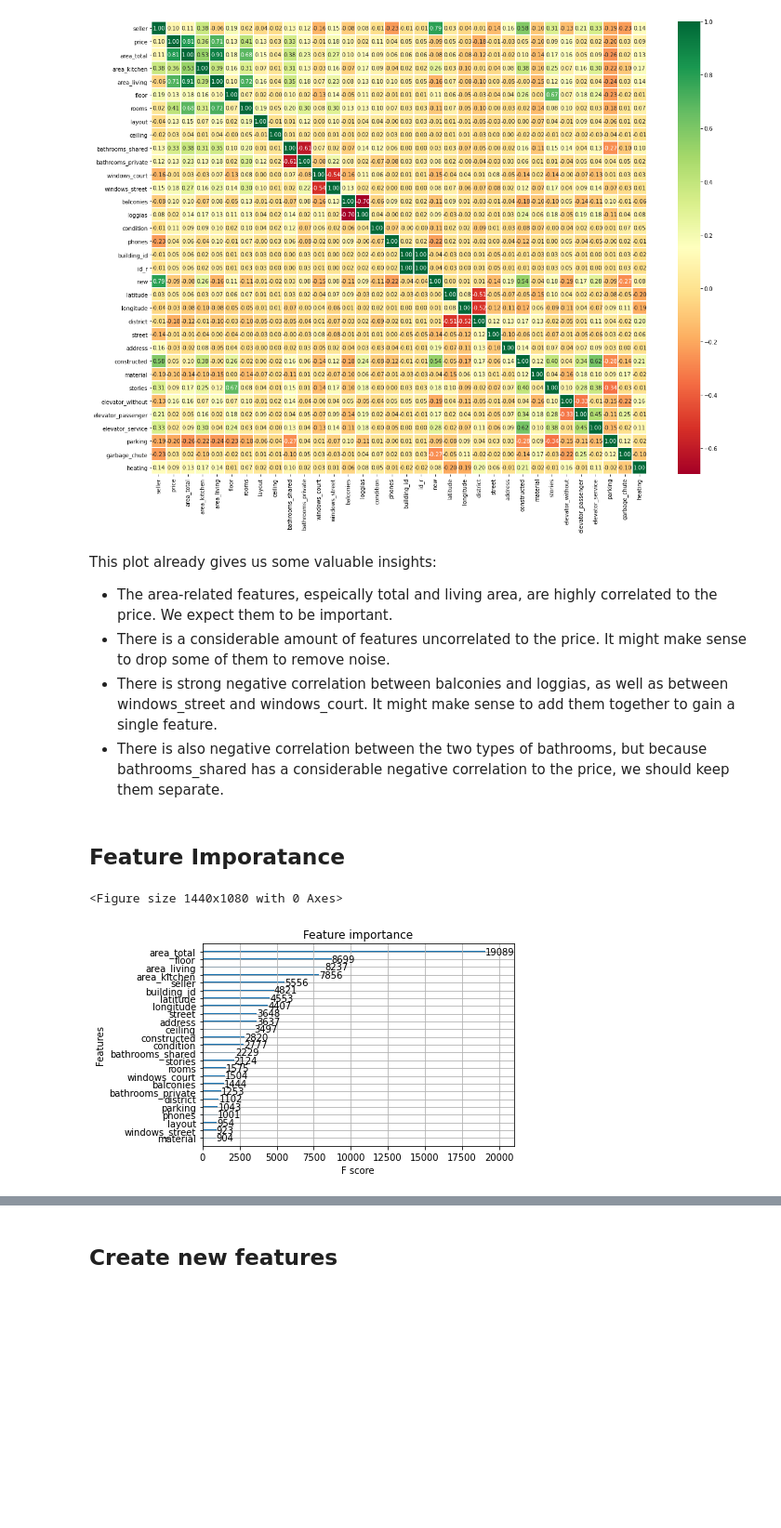
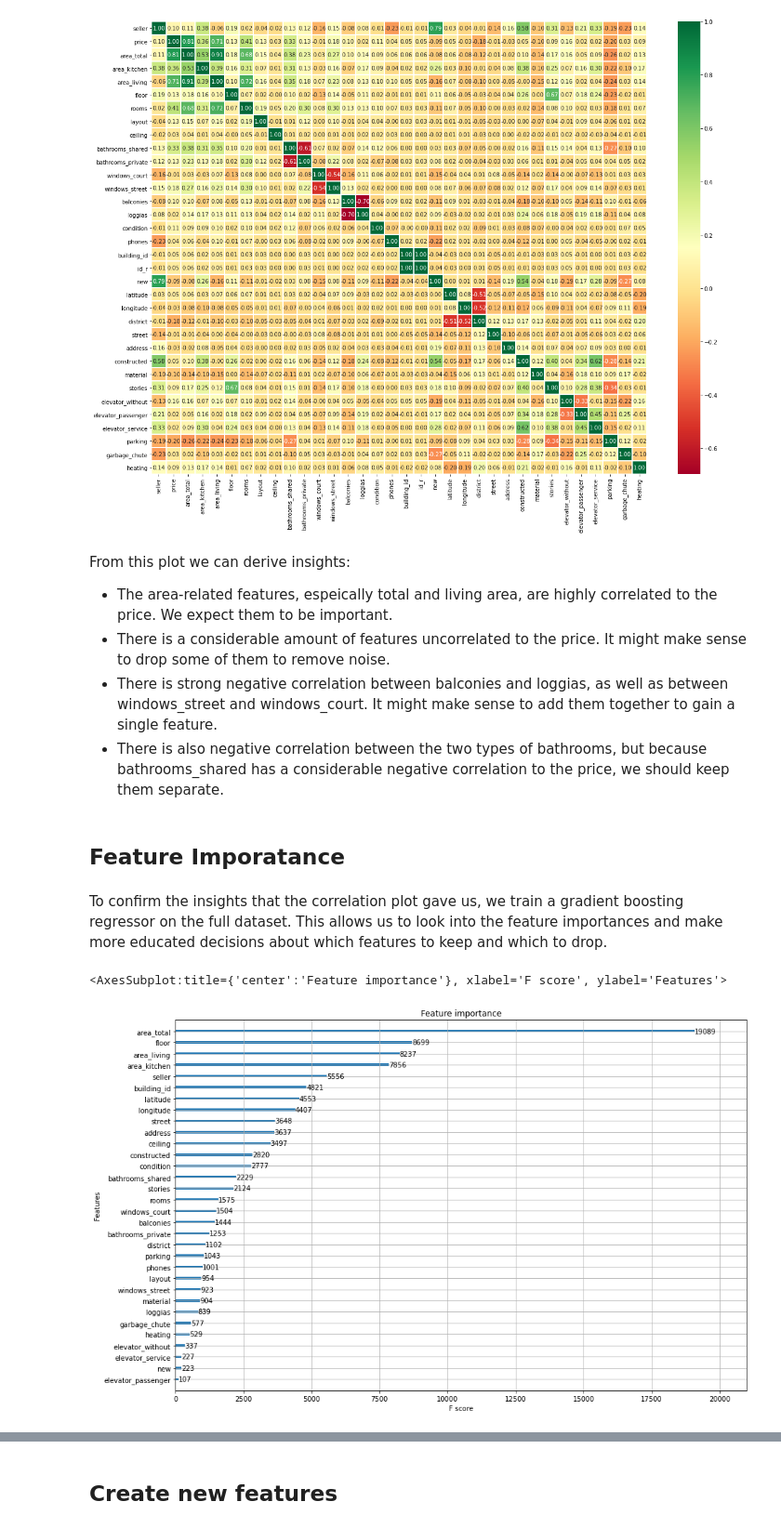
Before and after one commit to kirill-menke/house-pricing-prediction, a Jupyter notebook: group97_long_notebook.ipynb, the cells around one changed output, grey strips where cells are left out. Shown at 93% size. Saved outputs shown, nothing was run; the diff lists cells and outputs as text; code cells hidden in the pictures; blank space fills up the shorter version.

```diff
--- a/group97_long_notebook.ipynb
+++ b/group97_long_notebook.ipynb
@@ -193,19 +196,21 @@ sns.heatmap(train_df.corr(), xticklabels=True, yticklabels=True, cmap='RdYlGn',
 # %% [output]
 [figure]
 # %% [markdown]
-This plot already gives us some valuable insights:
+From this plot we can derive insights:
 - The area-related features, espeically total and living area, are highly correlated to the price. We expect them to be important.
 - There is a considerable amount of features uncorrelated to the price. It might make sense to drop some of them to remove noise.
 - There is strong negative correlation between balconies and loggias, as well as between windows_street and windows_court. It might make sense to add them together to gain a single feature.
 - There is also negative correlation between the two types of bathrooms, but because bathrooms_shared has a considerable negative correlation to the price, we should keep them separate.
 # %% [markdown]
 ## Feature Imporatance
+# %% [markdown]
+To confirm the insights that the correlation plot gave us, we train a gradient boosting regressor on the full dataset. This allows us to look into the feature importances and make more educated decisions about which features to keep and which to drop.
 # %%
 model_xgb = XGBRegressor(n_estimators=1200, max_depth=7, booster='gbtree')
 model_xgb.fit(X, y)
 
-plt.figure(figsize=(20, 15))
-plot_importance(model_xgb, max_num_features=25);
+fig, ax = plt.subplots(1,1,figsize=(15,10))
+plot_importance(model_xgb, ax=ax)#, max_num_features=25);
 # %% [output]
-<Figure size 1440x1080 with 0 Axes>
+<AxesSubplot:title={'center':'Feature importance'}, xlabel='F score', ylabel='Features'>
-[figure, old version]
+[figure, new version]
```
Also changed, not shown: parts of 31 cells of this notebook.
